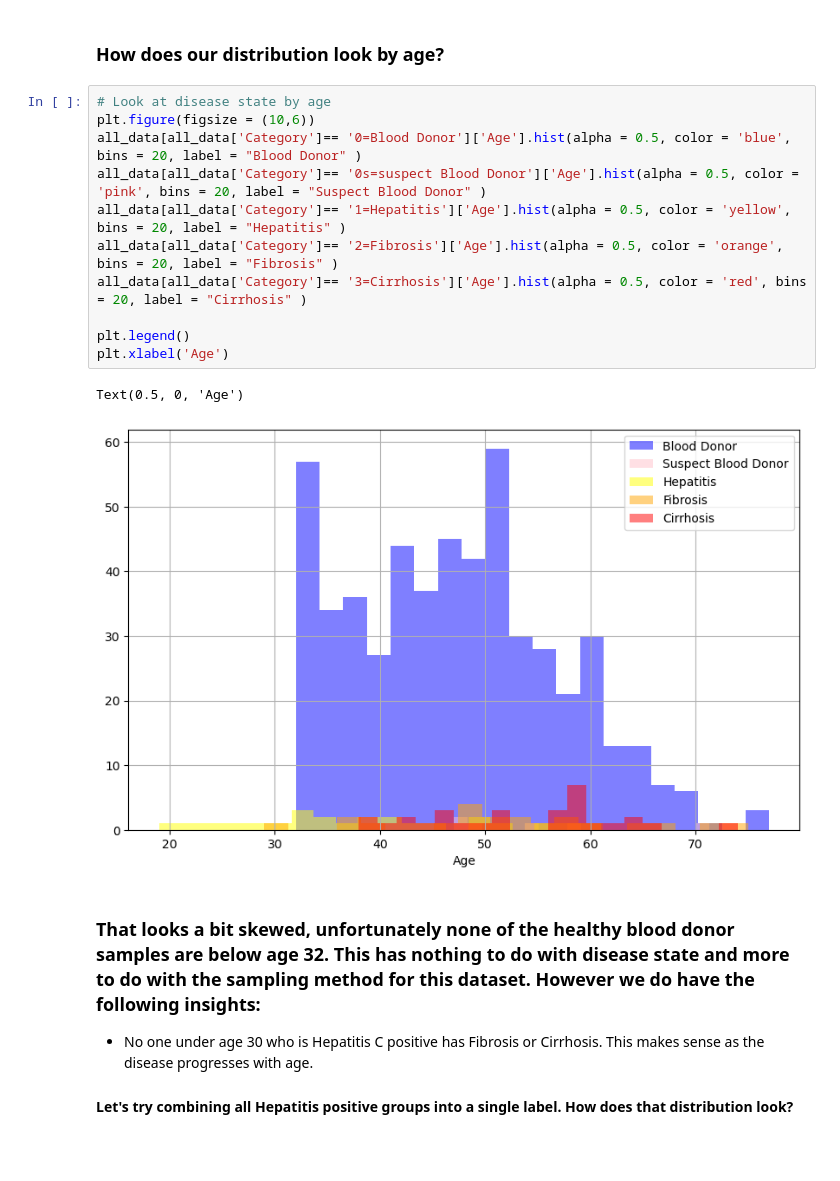
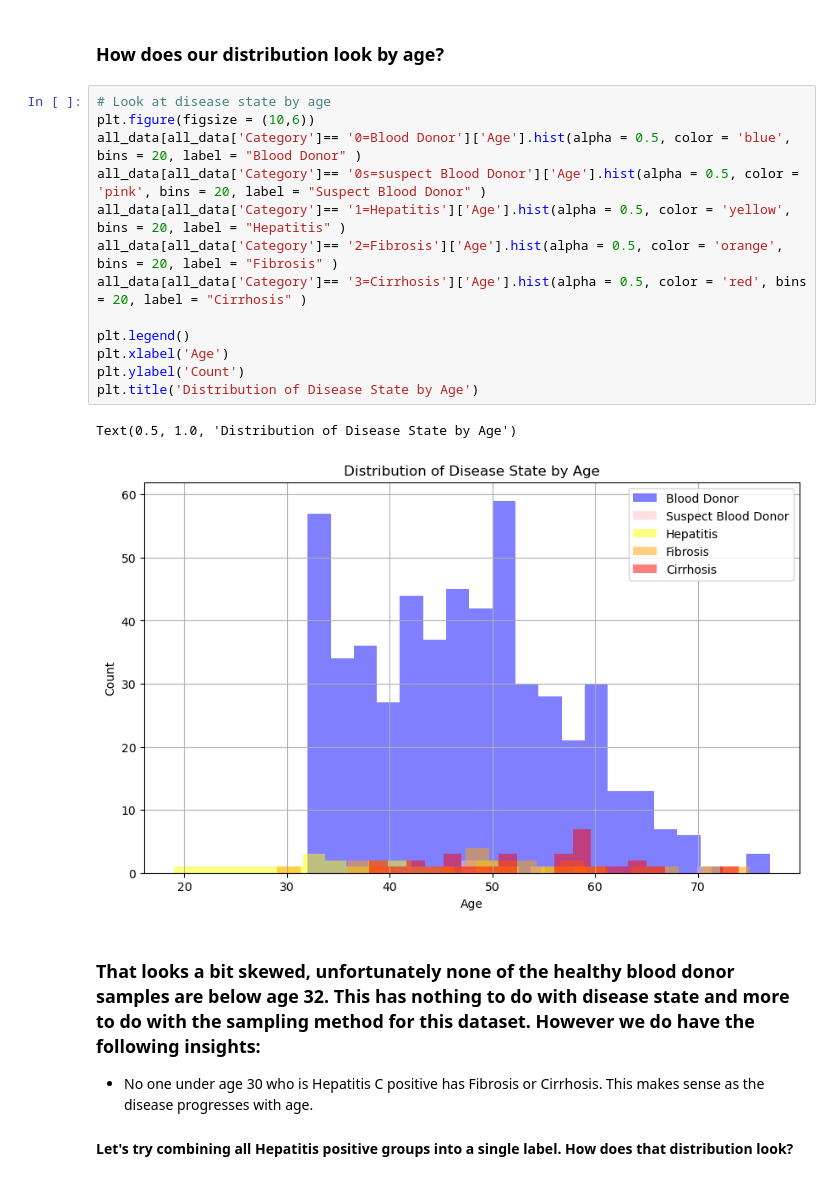
Before and after one commit to Sydney-Simpson/HCV-Status-Prediction-Using-Classification-Models, a Jupyter notebook: Jupyter Notebook/Hepatitis Prediction Model.ipynb, the cells around one changed output. Drawn from its saved outputs; the diff is of its cells as text; blank space fills up the shorter version.

```diff
--- a/Jupyter Notebook/Hepatitis Prediction Model.ipynb
+++ b/Jupyter Notebook/Hepatitis Prediction Model.ipynb
@@ -147,17 +147,19 @@ all_data.head()
 # %%
 # Look at disease state by age
 plt.figure(figsize = (10,6))
 all_data[all_data['Category']== '0=Blood Donor']['Age'].hist(alpha = 0.5, color = 'blue', bins = 20, label = "Blood Donor" )
 all_data[all_data['Category']== '0s=suspect Blood Donor']['Age'].hist(alpha = 0.5, color = 'pink', bins = 20, label = "Suspect Blood Donor" )
 all_data[all_data['Category']== '1=Hepatitis']['Age'].hist(alpha = 0.5, color = 'yellow', bins = 20, label = "Hepatitis" )
 all_data[all_data['Category']== '2=Fibrosis']['Age'].hist(alpha = 0.5, color = 'orange', bins = 20, label = "Fibrosis" )
 all_data[all_data['Category']== '3=Cirrhosis']['Age'].hist(alpha = 0.5, color = 'red', bins = 20, label = "Cirrhosis" )
 
 plt.legend()
 plt.xlabel('Age')
+plt.ylabel('Count')
+plt.title('Distribution of Disease State by Age')
 # %% [output]
-Text(0.5, 0, 'Age')
+Text(0.5, 1.0, 'Distribution of Disease State by Age')
-[figure, old version]
+[figure, new version]
 # %% [markdown]
 ### That looks a bit skewed, unfortunately none of the healthy blood donor samples are below age 32. This has nothing to do with disease state and more to do with the sampling method for this dataset. However we do have the following insights:
 * No one under age 30 who is Hepatitis C positive has Fibrosis or Cirrhosis. This makes sense as the disease progresses with age.
```
Also changed, not shown: parts of 12 cells of this notebook.
